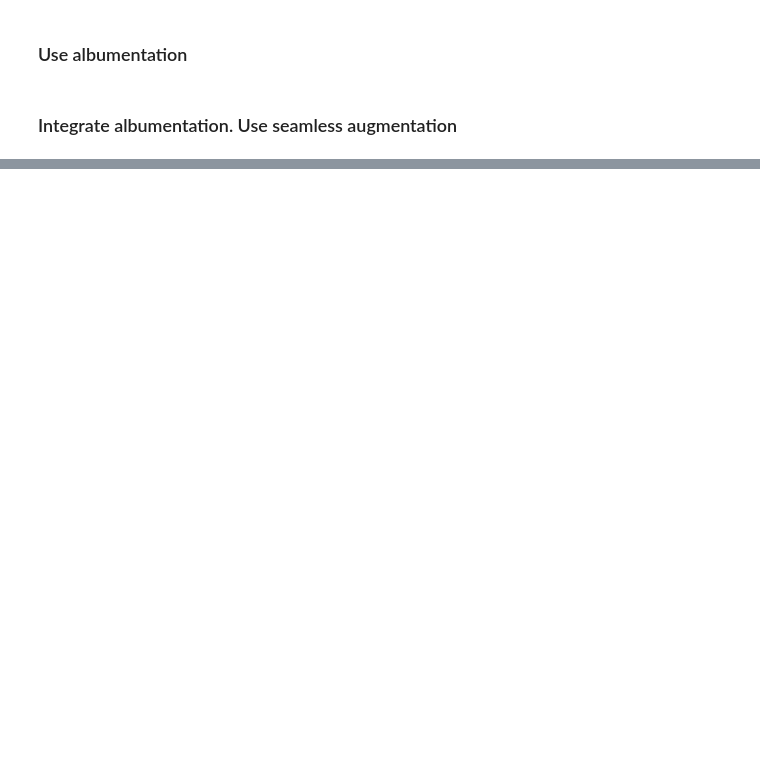
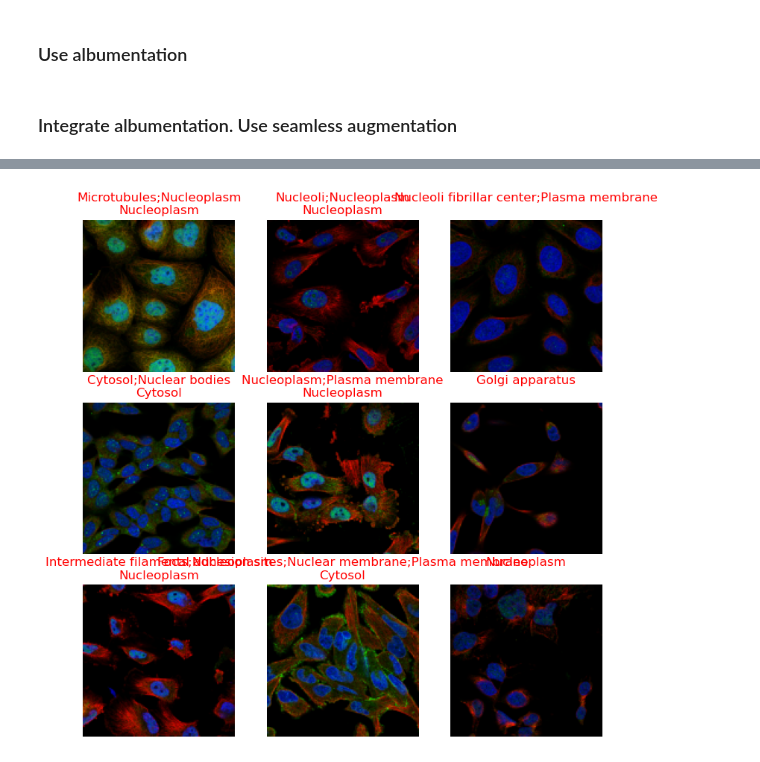
Before and after one commit to derekxueyonghai/data-exploration, a Jupyter notebook: human-protein-cell.ipynb, the cells around one changed output, grey strips where cells are left out. Drawn from its saved outputs; the diff is of its cells as text; code cells hidden in the pictures; blank space fills up the shorter version.

```diff
--- a/human-protein-cell.ipynb
+++ b/human-protein-cell.ipynb
@@ -330,0 +417,2 @@ dls.show_batch(nrows=3, ncols=3)
+# %%
+learn.fit_one_cycle(12, slice(1e-3, 1e-2))  #Training for more than 20 epochs
@@ -330,0 +433,3 @@ dls.show_batch(nrows=3, ncols=3)
+# %%
+learn.show_results()
+# %% [output]
@@ -330,0 +437 @@ dls.show_batch(nrows=3, ncols=3)
+[figure, added]
```
Also changed, not shown: parts of 40 cells of this notebook.
